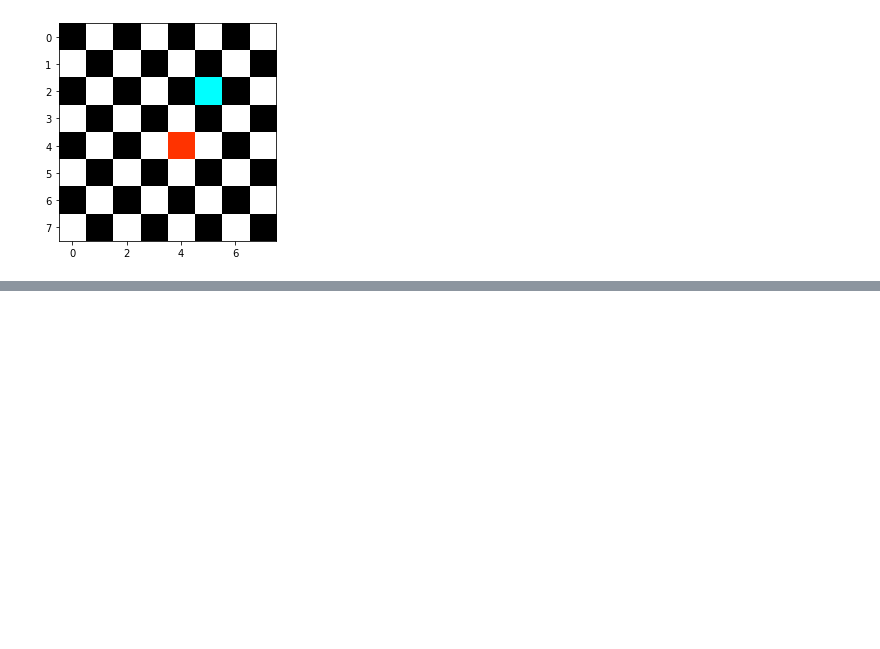
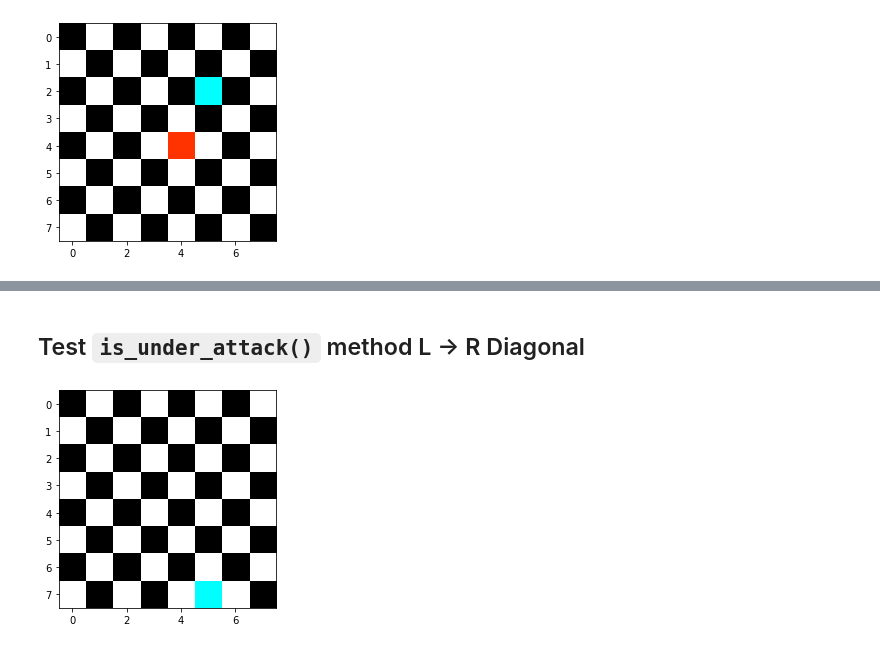
Before and after one commit to MasonChance/chess-board, a Jupyter notebook: chess_board.ipynb, the cells around one changed output, grey strips where cells are left out. Drawn from its saved outputs; the diff is of its cells as text; code cells hidden in the pictures; blank space fills up the shorter version.

```diff
--- a/chess_board.ipynb
+++ b/chess_board.ipynb
@@ -123,0 +164,8 @@ fischer.render()
+# %% [markdown]
+## Test `is_under_attack()` method L -> R Diagonal
+# %%
+fischer.add_blue(7, 5)
+assert fischer.is_under_attack() == True
+fischer.render()
+# %% [output]
+[figure, added]
```
Also changed, not shown: parts of 12 cells of this notebook.
